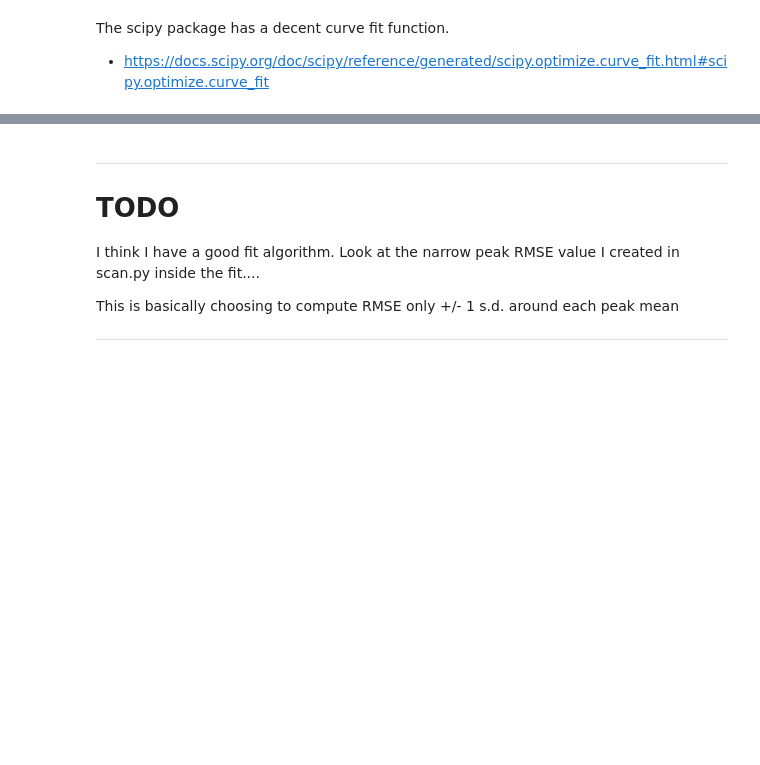
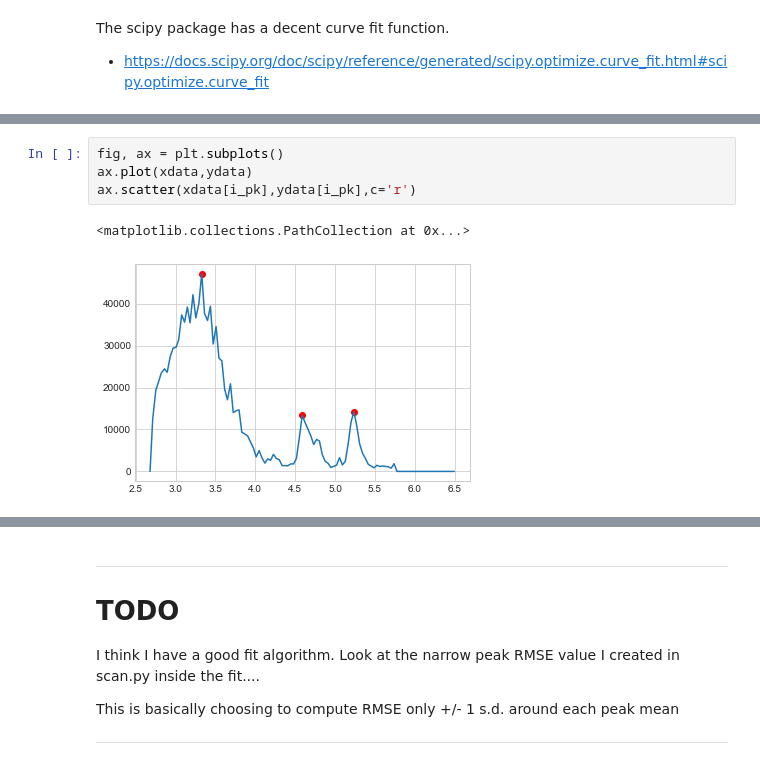
Before and after one commit to bkingcs/tdma-peak-fit, a Jupyter notebook: notebooks/curve_fit.ipynb, the cells around one changed output, grey strips where cells are left out. Drawn from its saved outputs; the diff is of its cells as text; blank space fills up the shorter version.

```diff
--- a/notebooks/curve_fit.ipynb
+++ b/notebooks/curve_fit.ipynb
@@ -270,3 +312,10 @@ num_peaks = 5
+# %%
+fig, ax = plt.subplots()
+ax.plot(xdata,ydata)
+ax.scatter(xdata[i_pk],ydata[i_pk],c='r')
+# %% [output]
+<matplotlib.collections.PathCollection at 0x...>
+[figure, added]
 # %%
 model.current_scan.fit(num_peaks=num_peaks,verbose=True,
                        plot_steps = True,
```
Also changed, not shown: parts of 12 cells of this notebook, 3 other files.
